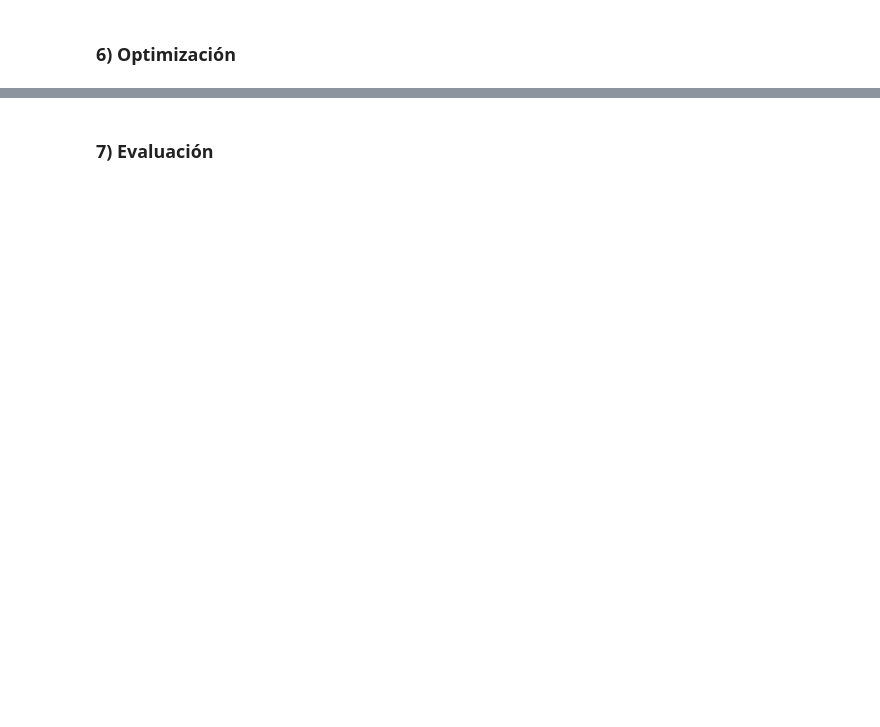
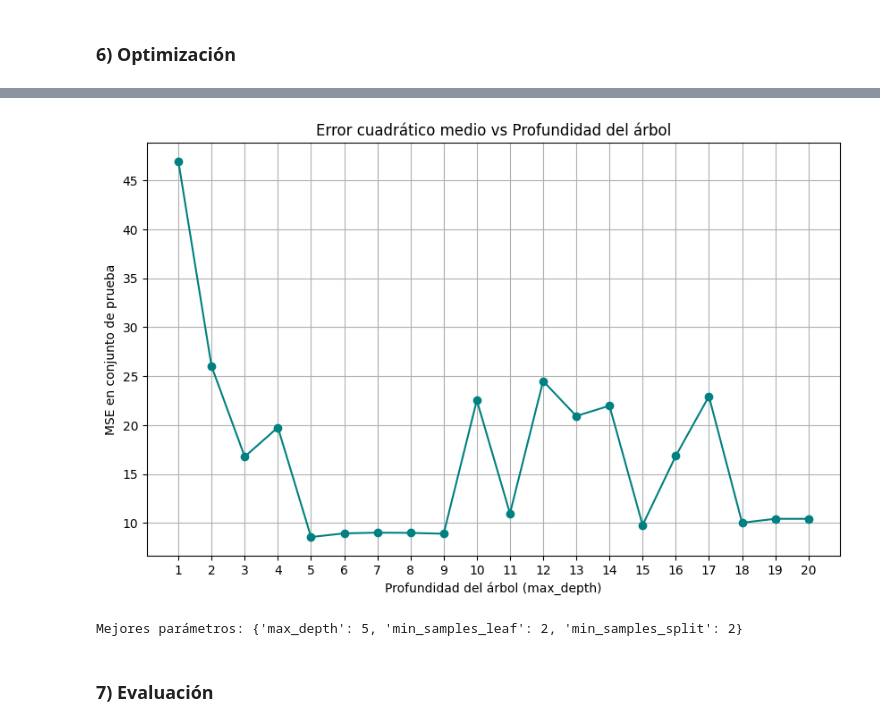
Before and after one commit to LailaBulh/Programacion---Claas-Files, a Jupyter notebook: practica25_263166.ipynb, the cells around one changed output, grey strips where cells are left out. Drawn from its saved outputs; the diff is of its cells as text; code cells hidden in the pictures; blank space fills up the shorter version.

```diff
--- a/practica25_263166.ipynb
+++ b/practica25_263166.ipynb
@@ -164,2 +203,65 @@ plt.show()
+# %%
+import pandas as pd
+import matplotlib.pyplot as plt
+from sklearn.tree import DecisionTreeRegressor
+from sklearn.model_selection import train_test_split
+from sklearn.metrics import mean_squared_error
+
+# 1. Cargar el dataset
+url = 'https://raw.githubusercontent.com/jbrownlee/Datasets/master/housing.csv'
+columnas = ['CRIM','ZN','INDUS','CHAS','NOX','RM','AGE','DIS','RAD','TAX','PTRATIO','B','LSTAT','MEDV']
+df = pd.read_csv(url, header=None, names=columnas)
+
+# 2. Separar variables predictoras y objetivo
+X = df.drop('MEDV', axis=1)
+y = df['MEDV']
+
+# 3. Dividir en entrenamiento y prueba
+X_train, X_test, y_train, y_test = train_test_split(X, y, test_size=0.2, random_state=42)
+
+# 4. Probar diferentes profundidades
+depths = range(1, 21)
+mse_scores = []
+
+for d in depths:
+    model = DecisionTreeRegressor(max_depth=d, random_state=42)
+    model.fit(X_train, y_train)
+    y_pred = model.predict(X_test)
+    mse = mean_squared_error(y_test, y_pred)
+    mse_scores.append(mse)
+
+# 5. Graficar MSE vs profundidad
+plt.figure(figsize=(10, 6))
+plt.plot(depths, mse_scores, marker='o', color='teal')
+plt.title('Error cuadrático medio vs Profundidad del árbol')
+plt.xlabel('Profundidad del árbol (max_depth)')
+plt.ylabel('MSE en conjunto de prueba')
+plt.grid(True)
+plt.xticks(depths)
+plt.show()
+# %% [output]
+[figure, added]
+# %%
+from sklearn.tree import DecisionTreeRegressor
+from sklearn.model_selection import GridSearchCV
+
+# Definir el modelo base
+modelo = DecisionTreeRegressor(random_state=42)
+
+# Definir el grid de hiperparámetros
+param_grid = {
+    'max_depth': [3, 5, 10, None],
+    'min_samples_split': [2, 5, 10],
+    'min_samples_leaf': [1, 2, 4]
+}
+
+# Búsqueda con validación cruzada
+grid_search = GridSearchCV(estimator=modelo, param_grid=param_grid, cv=5, scoring='neg_mean_squared_error')
+grid_search.fit(X_train, y_train)
+
+# Mejor combinación
+print("Mejores parámetros:", grid_search.best_params_)
+# %% [output]
+Mejores parámetros: {'max_depth': 5, 'min_samples_leaf': 2, 'min_samples_split': 2}
 # %% [markdown]
 ### 7) **Evaluación**
```
Also changed, not shown: parts of 9 cells of this notebook.
